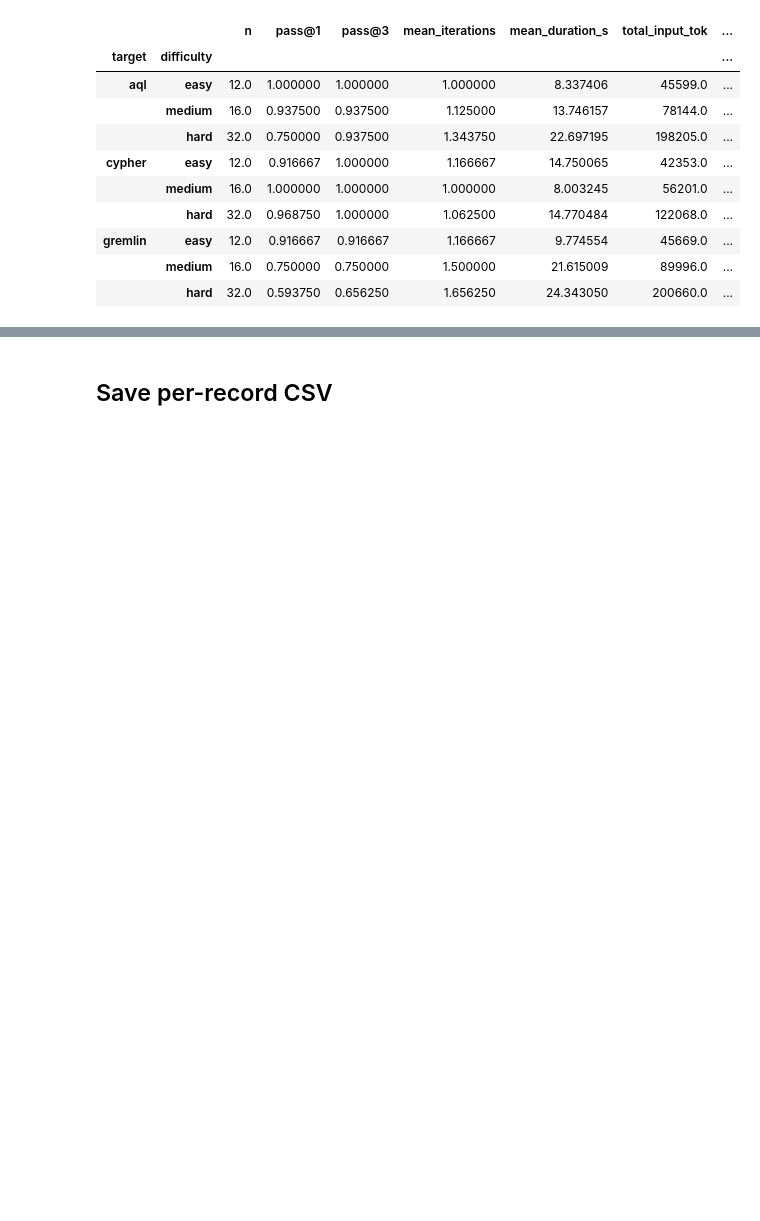
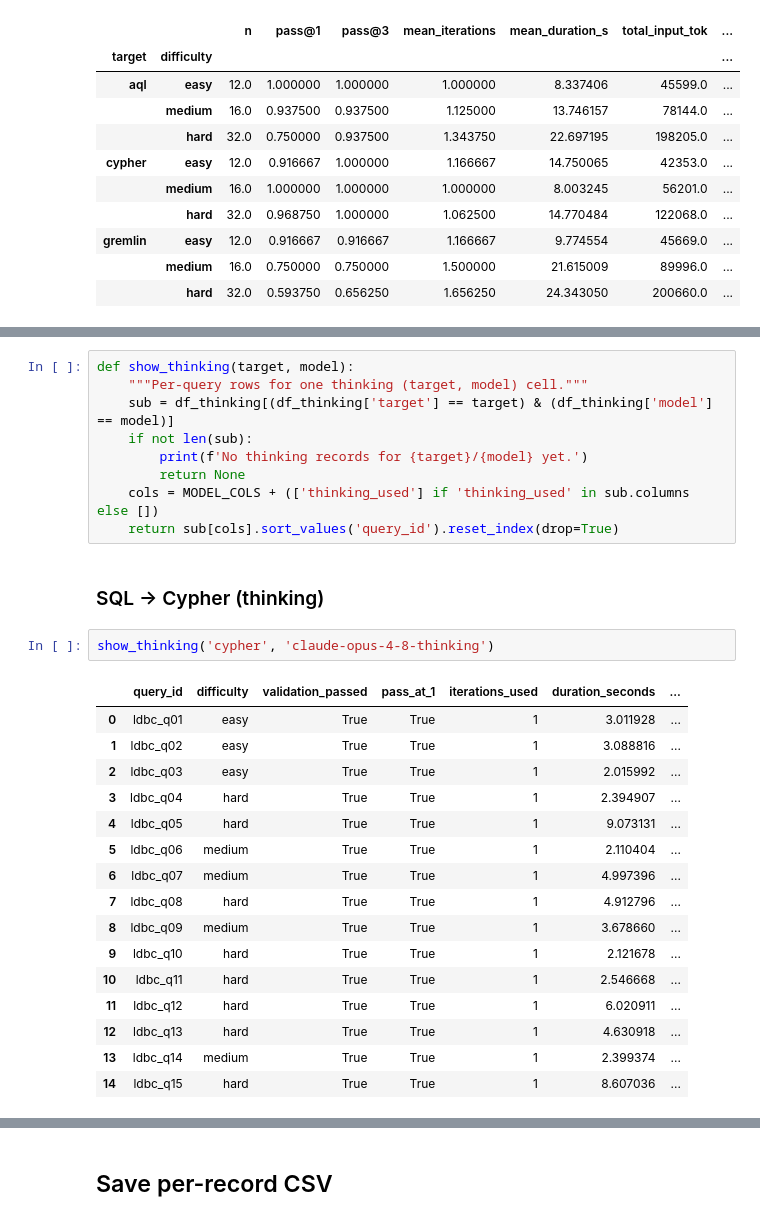
Before and after one commit to obonovai/sql2graph, a Jupyter notebook: eval/notebooks/02_behavioural_metrics.ipynb, the cells around one changed output, grey strips where cells are left out. Saved outputs shown, nothing was run; the diff lists cells and outputs as text; blank space fills up the shorter version.

```diff
--- a/eval/notebooks/02_behavioural_metrics.ipynb
+++ b/eval/notebooks/02_behavioural_metrics.ipynb
@@ -443,0 +458,30 @@ By target x difficulty:
+# %%
+def show_thinking(target, model):
+    """Per-query rows for one thinking (target, model) cell."""
+    sub = df_thinking[(df_thinking['target'] == target) & (df_thinking['model'] == model)]
+    if not len(sub):
+        print(f'No thinking records for {target}/{model} yet.')
+        return None
+    cols = MODEL_COLS + (['thinking_used'] if 'thinking_used' in sub.columns else [])
+    return sub[cols].sort_values('query_id').reset_index(drop=True)
+# %% [markdown]
+### SQL → Cypher (thinking)
+# %%
+show_thinking('cypher', 'claude-opus-4-8-thinking')
+# %% [output]
+|  | query_id | difficulty | validation_passed | pass_at_1 | iterations_used | duration_seconds | ... |
+| 0 | ldbc_q01 | easy | True | True | 1 | 3.011928 | ... |
+| 1 | ldbc_q02 | easy | True | True | 1 | 3.088816 | ... |
+| 2 | ldbc_q03 | easy | True | True | 1 | 2.015992 | ... |
+| 3 | ldbc_q04 | hard | True | True | 1 | 2.394907 | ... |
+| 4 | ldbc_q05 | hard | True | True | 1 | 9.073131 | ... |
+| 5 | ldbc_q06 | medium | True | True | 1 | 2.110404 | ... |
+| 6 | ldbc_q07 | medium | True | True | 1 | 4.997396 | ... |
+| 7 | ldbc_q08 | hard | True | True | 1 | 4.912796 | ... |
+| 8 | ldbc_q09 | medium | True | True | 1 | 3.678660 | ... |
+| 9 | ldbc_q10 | hard | True | True | 1 | 2.121678 | ... |
+| 10 | ldbc_q11 | hard | True | True | 1 | 2.546668 | ... |
+| 11 | ldbc_q12 | hard | True | True | 1 | 6.020911 | ... |
+| 12 | ldbc_q13 | hard | True | True | 1 | 4.630918 | ... |
+| 13 | ldbc_q14 | medium | True | True | 1 | 2.399374 | ... |
+| 14 | ldbc_q15 | hard | True | True | 1 | 8.607036 | ... |
```
Also changed, not shown: parts of 14 cells of this notebook, 44 other files.
